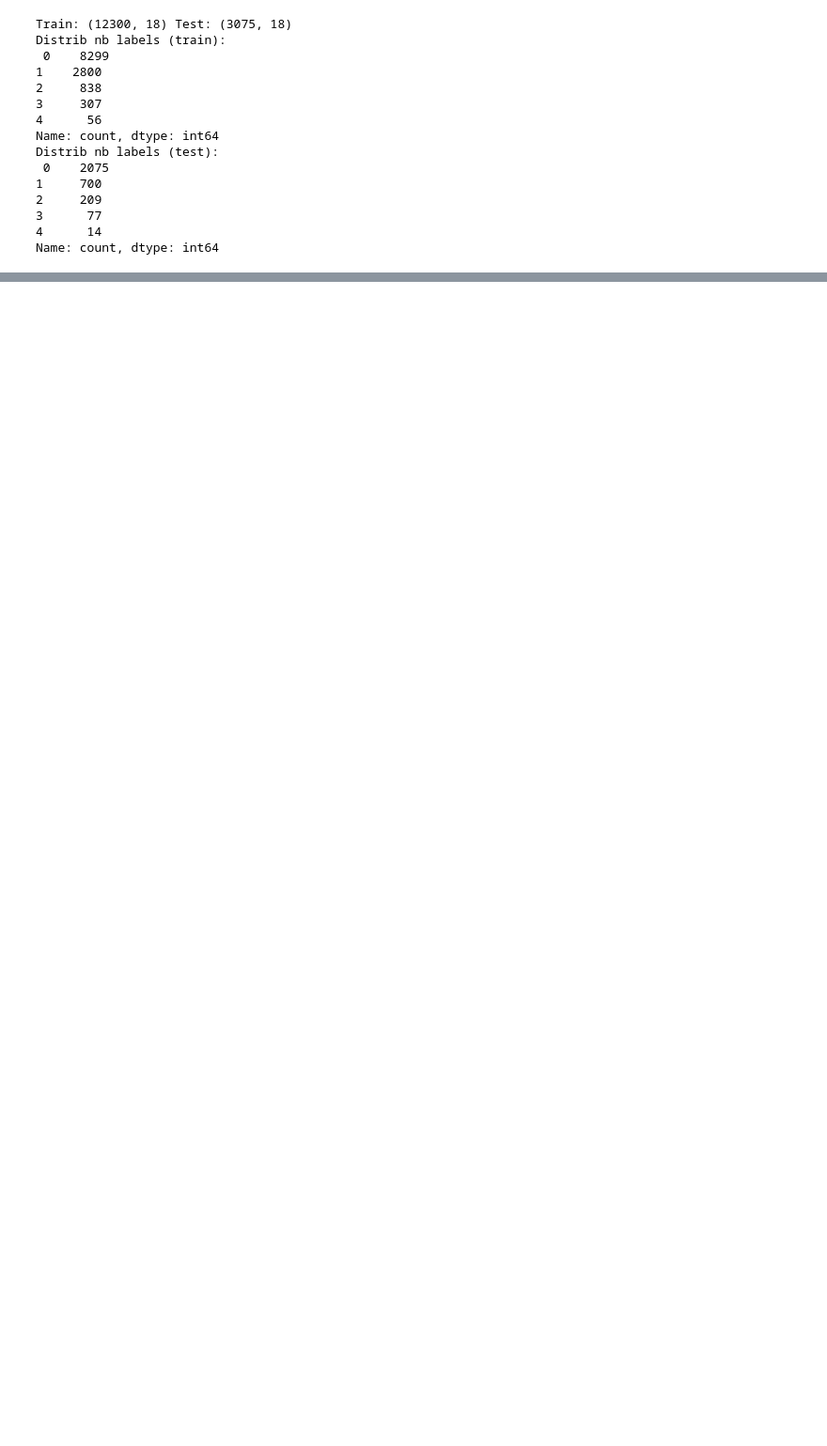
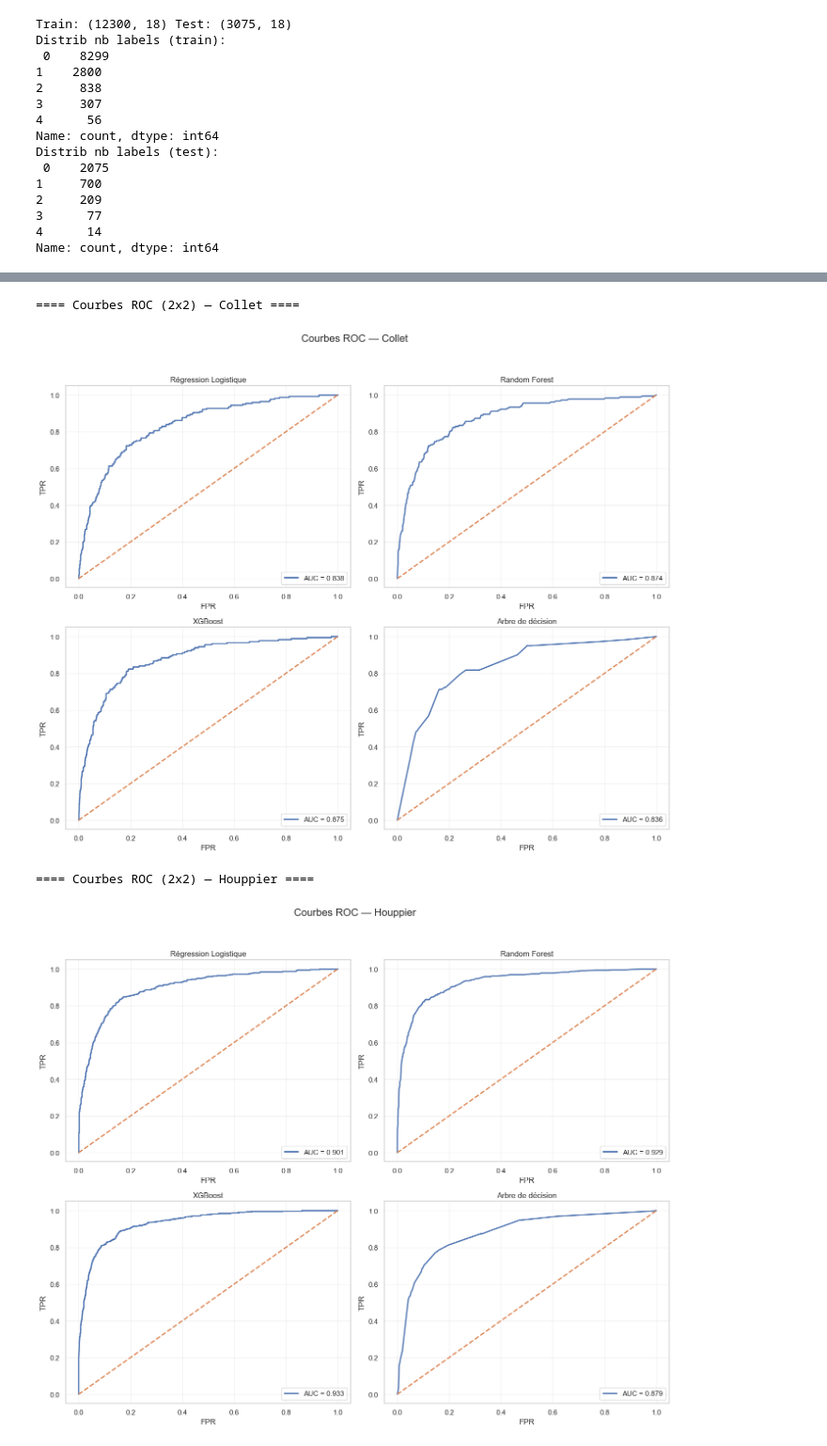
Before and after one commit to mohoualiamrouni/FDEC_Project, a Jupyter notebook: FDEC_notebook.ipynb, the cells around one changed output, grey strips where cells are left out. Shown at 94% size. Saved outputs shown, nothing was run; the diff lists cells and outputs as text; code cells hidden in the pictures; blank space fills up the shorter version.

Commit message:
defi1: multilabel training per label + ROC + macro aggregation + global multilabel metrics

```diff
--- a/FDEC_notebook.ipynb
+++ b/FDEC_notebook.ipynb
@@ -596,0 +762,46 @@ def undersample_on_train(Xtr, ytr):
+# %%
+# Courbes ROC
+from sklearn.metrics import roc_curve, auc
+import matplotlib.pyplot as plt
+
+models_order = ["Régression Logistique", "Random Forest", "XGBoost", "Arbre de décision"]
+
+for lab in label_cols:
+    print(f"\n==== Courbes ROC (2x2) — {lab} ====")
+
+    y_true = Y_test_m[lab].astype(int).values
+    if len(np.unique(y_true)) < 2:
+        print(f"ROC impossible pour {lab} : y_test ne contient qu'une seule classe.")
+        continue
+
+    fig, axes = plt.subplots(2, 2, figsize=(14, 12))
+    axes = axes.ravel()
+
+    for i, mname in enumerate(models_order):
+        ax = axes[i]
+        proba = proba_store.get((lab, mname), None)
+
+        if proba is None:
+            ax.set_title(f"{mname}\n[probas manquantes]")
+            ax.axis("off")
+            continue
+
+        fpr, tpr, _ = roc_curve(y_true, proba)
+        roc_auc = auc(fpr, tpr)
+
+        ax.plot(fpr, tpr, lw=2, label=f"AUC = {roc_auc:.3f}")
+        ax.plot([0, 1], [0, 1], lw=2, linestyle="--")
+        ax.set_xlabel("FPR")
+        ax.set_ylabel("TPR")
+        ax.set_title(f"{mname}")
+        ax.grid(True, alpha=0.3)
+        ax.legend(loc="lower right")
+
+    fig.suptitle(f"Courbes ROC — {lab}", fontsize=16)
+    plt.tight_layout(rect=[0, 0.03, 1, 0.95])
+    plt.show()
+# %% [output]
+==== Courbes ROC (2x2) — Collet ====
+[figure, added]
+==== Courbes ROC (2x2) — Houppier ====
+[figure, added]
```
Also changed, not shown: parts of 5 cells of this notebook.
